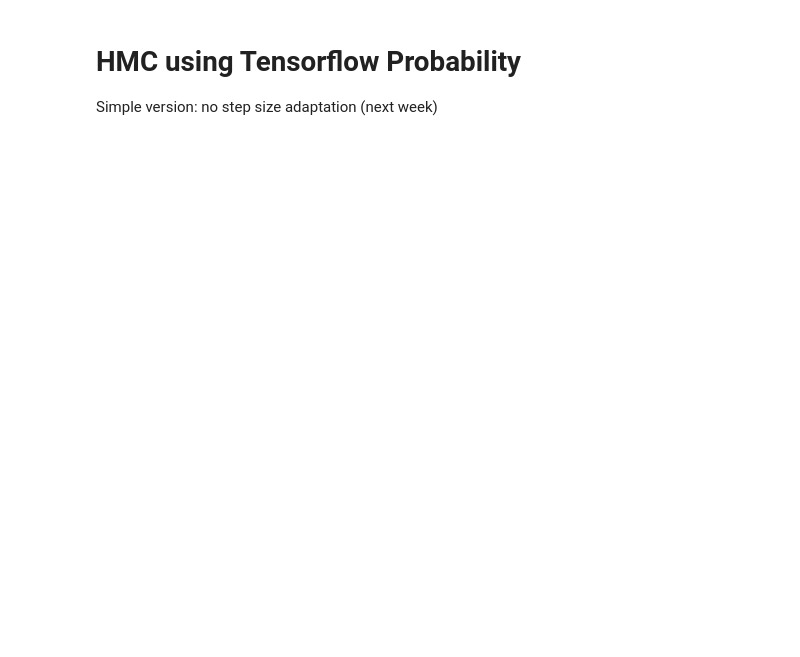
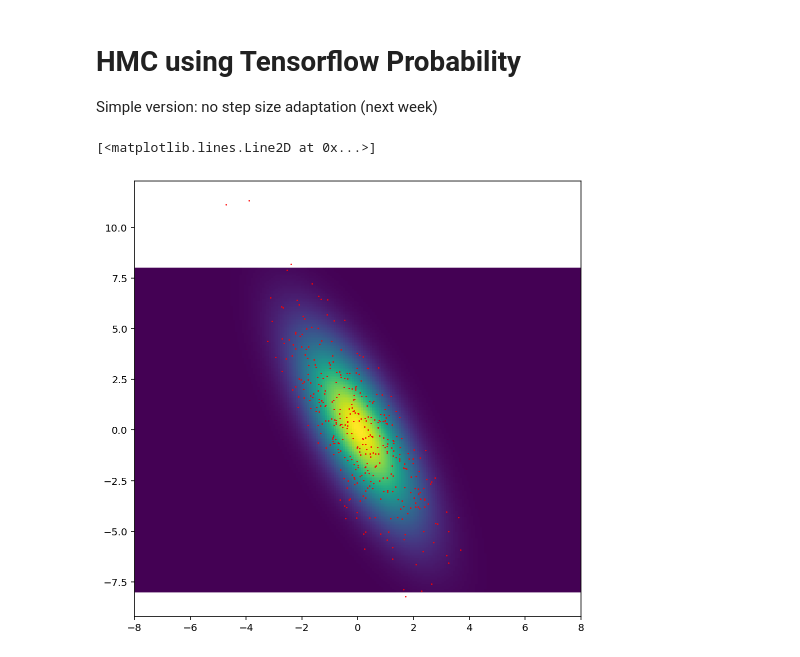
Before and after one commit to newby-jay/MATH509-Fall2022-JupyterNotebooks, a Jupyter notebook: Week 10.ipynb, the cells around one changed output. Saved outputs shown, nothing was run; the diff lists cells and outputs as text; code cells hidden in the pictures; blank space fills up the shorter version.

```diff
--- a/Week 10.ipynb
+++ b/Week 10.ipynb
@@ -689,27 +793,30 @@ Simple version: no step size adaptation (next week)
 # %%
 Nsteps = 100
 N_burn_in = 10
 Nchains = 4
-dt = 0.1
+dt = 0.3
 
 Xinit = 0.*ones((Nchains, 2))
 
 kernel = tfp.mcmc.HamiltonianMonteCarlo(
     target_log_prob_fn=L,
     num_leapfrog_steps=10,
     step_size=dt)
 
 Xchain = tfp.mcmc.sample_chain(
     num_results=Nsteps,
     num_burnin_steps=N_burn_in,
     current_state=Xinit,
     trace_fn=None,
     kernel=kernel,
     parallel_iterations=4)
 Xchain = array(Xchain)
 
 figure(1, [8, 8])
 pcolor(X, Y, exp(Z))
 plot(Xchain[..., 0].flatten(), Xchain[..., 1].flatten(), 'r.', ms=1)
+# %% [output]
+[<matplotlib.lines.Line2D at 0x...>]
+[figure, added]
 # %%
 tfp.mcmc.effective_sample_size(Xchain)
```
Also changed, not shown: parts of 18 cells of this notebook.
